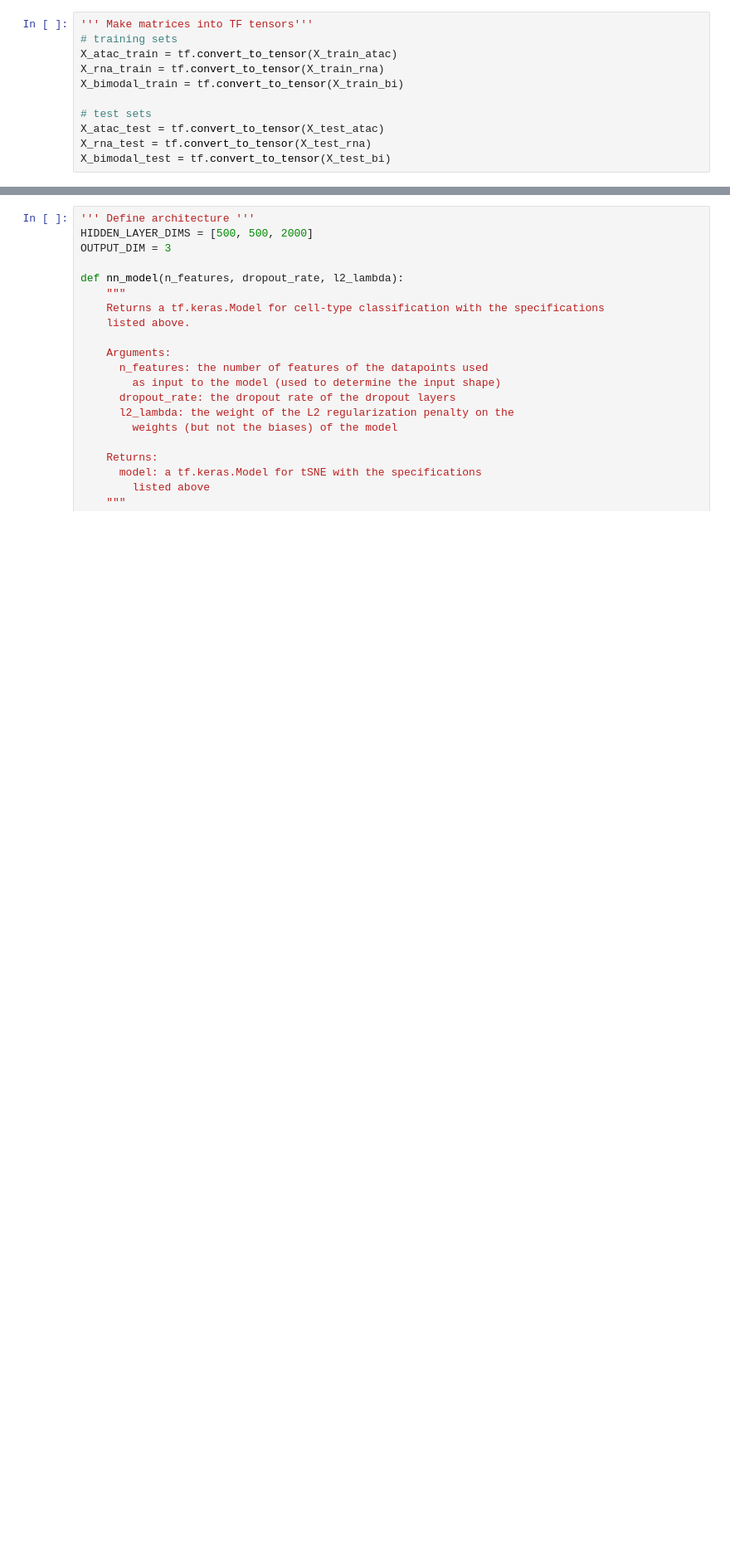
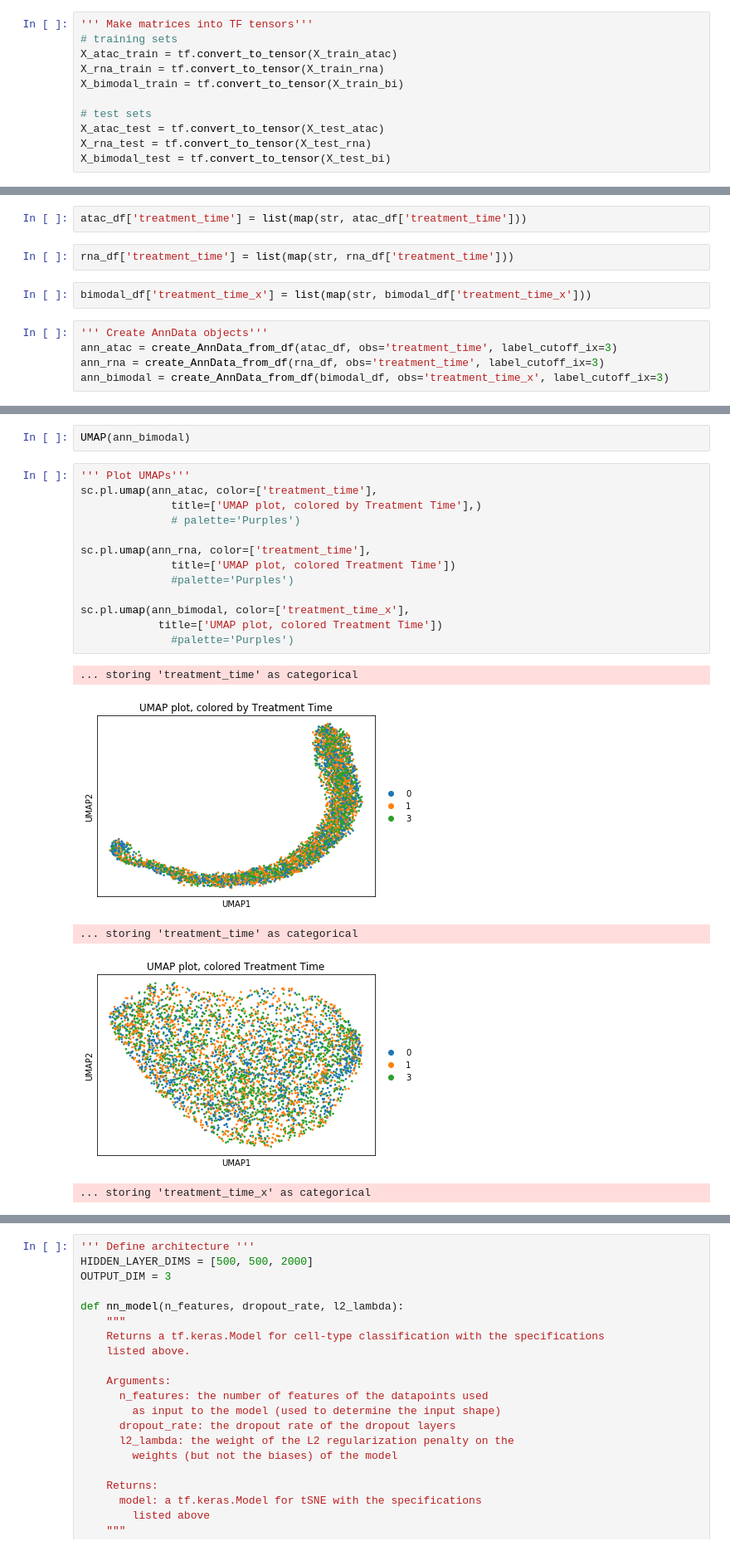
Before and after one commit to taylormjs/cell-type-classifier, a Jupyter notebook: classifier.ipynb, the cells around one changed output, grey strips where cells are left out. Shown at 83% size. Cells and saved outputs as stored; diff of their text form; blank space fills up the shorter version.

```diff
--- a/classifier.ipynb
+++ b/classifier.ipynb
@@ -166,0 +196,11 @@ X_bimodal_test = tf.convert_to_tensor(X_test_bi)
+# %%
+atac_df['treatment_time'] = list(map(str, atac_df['treatment_time']))
+# %%
+rna_df['treatment_time'] = list(map(str, rna_df['treatment_time']))
+# %%
+bimodal_df['treatment_time_x'] = list(map(str, bimodal_df['treatment_time_x']))
+# %%
+''' Create AnnData objects'''
+ann_atac = create_AnnData_from_df(atac_df, obs='treatment_time', label_cutoff_ix=3)
+ann_rna = create_AnnData_from_df(rna_df, obs='treatment_time', label_cutoff_ix=3)
+ann_bimodal = create_AnnData_from_df(bimodal_df, obs='treatment_time_x', label_cutoff_ix=3)
@@ -166,0 +225,21 @@ X_bimodal_test = tf.convert_to_tensor(X_test_bi)
+# %%
+UMAP(ann_bimodal)
+# %%
+''' Plot UMAPs'''
+sc.pl.umap(ann_atac, color=['treatment_time'],
+              title=['UMAP plot, colored by Treatment Time'],)
+              # palette='Purples')
+
+sc.pl.umap(ann_rna, color=['treatment_time'],
+              title=['UMAP plot, colored Treatment Time'])
+              #palette='Purples')
+
+sc.pl.umap(ann_bimodal, color=['treatment_time_x'],
+            title=['UMAP plot, colored Treatment Time'])
+              #palette='Purples')
+# %% [output]
+... storing 'treatment_time' as categorical
+[figure, added]
+... storing 'treatment_time' as categorical
+[figure, added]
+... storing 'treatment_time_x' as categorical
```
Also changed, not shown: parts of 27 cells of this notebook.
